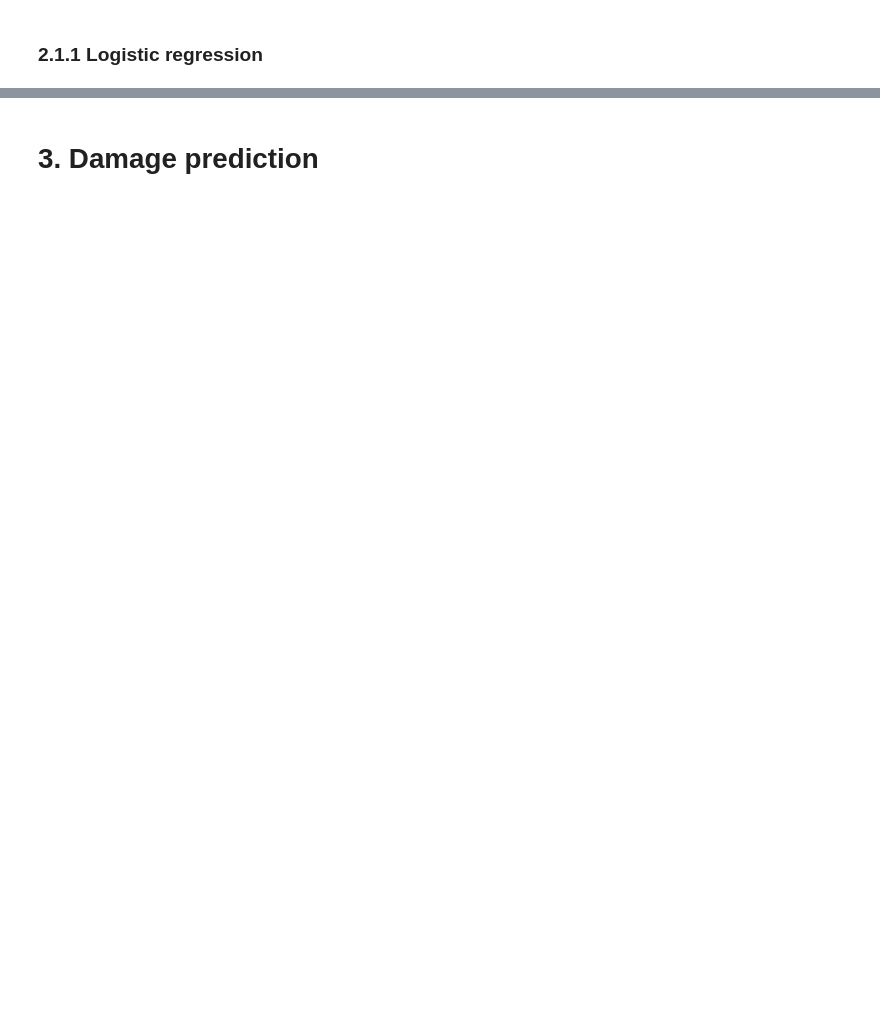
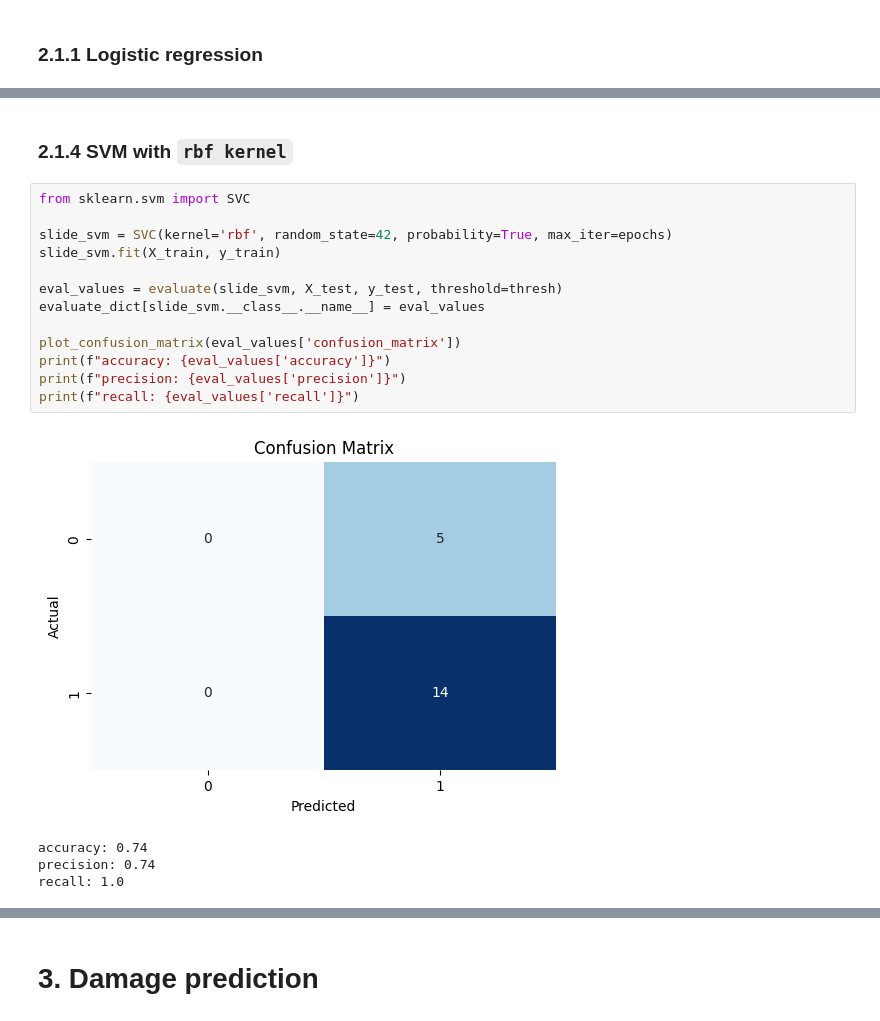
Before and after one commit to KanjiroReal/Vietnam-Storm-Damage-analysis, a Jupyter notebook: ML.ipynb, the cells around one changed output, grey strips where cells are left out. Saved outputs shown, nothing was run; the diff lists cells and outputs as text; blank space fills up the shorter version.

```diff
--- a/ML.ipynb
+++ b/ML.ipynb
@@ -111,0 +160,20 @@ dump(slide_lr, ML_dir / 'logistic_regression.joblib')
+# %% [markdown]
+### 2.1.4 SVM with `rbf kernel`
+# %%
+from sklearn.svm import SVC
+
+slide_svm = SVC(kernel='rbf', random_state=42, probability=True, max_iter=epochs)
+slide_svm.fit(X_train, y_train)
+
+eval_values = evaluate(slide_svm, X_test, y_test, threshold=thresh)
+evaluate_dict[slide_svm.__class__.__name__] = eval_values
+
+plot_confusion_matrix(eval_values['confusion_matrix'])
+print(f"accuracy: {eval_values['accuracy']}")
+print(f"precision: {eval_values['precision']}")
+print(f"recall: {eval_values['recall']}")
+# %% [output]
+[figure, added]
+accuracy: 0.74
+precision: 0.74
+recall: 1.0
```
Also changed, not shown: parts of 18 cells of this notebook, 6 other files.
